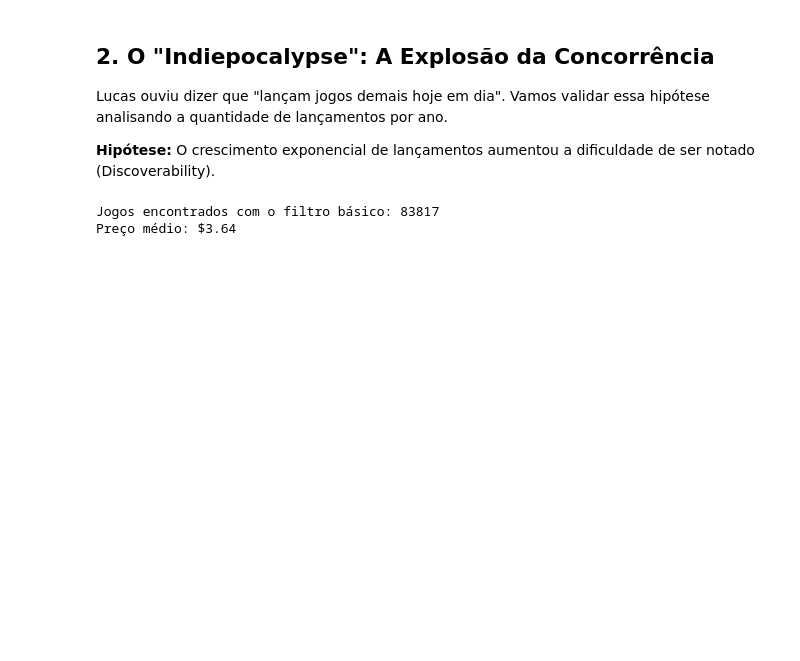
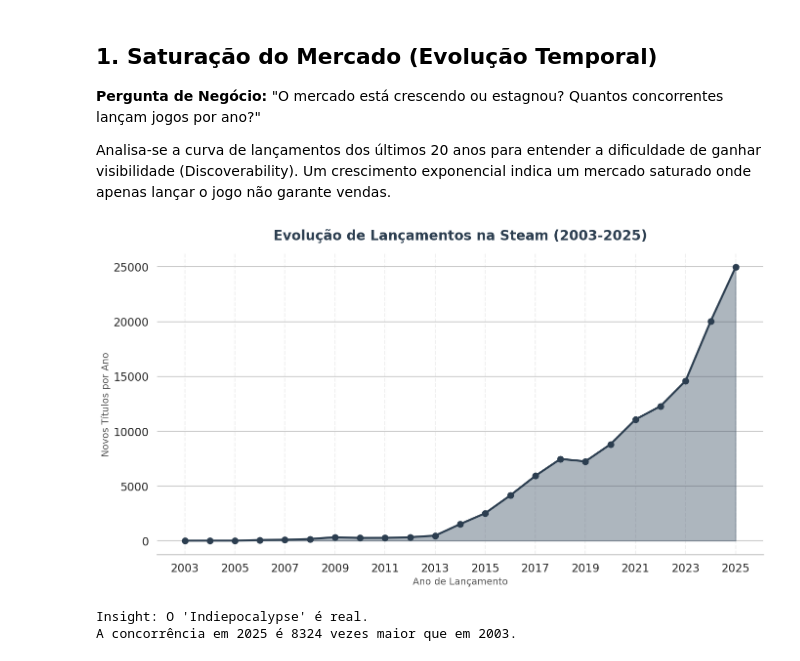
Before and after one commit to Raphides/Steam-BI, a Jupyter notebook: data_layer/silver/analytics.ipynb, the cells around one changed output. Drawn from its saved outputs; the diff is of its cells as text; code cells hidden in the pictures; blank space fills up the shorter version.

```diff
--- a/data_layer/silver/analytics.ipynb
+++ b/data_layer/silver/analytics.ipynb
@@ -19,12 +17,14 @@ import matplotlib.pyplot as plt
 import numpy as np
 from sqlalchemy import create_engine
 
-sns.set_style("whitegrid")
-plt.rcParams['figure.figsize'] = (14, 8)
+sns.set_theme(style="whitegrid", context="talk")
+plt.rcParams['figure.figsize'] = (16, 9)
+plt.rcParams['axes.titleweight'] = 'bold'
+plt.rcParams['axes.labelcolor'] = '#555555'
 
 engine = create_engine('postgresql://steam_bi_user:steam_bi_user@localhost:5432/steam_bi')
 
-print("Carregando Base Silver...")
+print("Carregando Market Intelligence (Silver Layer)...")
 df = pd.read_sql("SELECT * FROM tb_games_silver", engine)
-print(f"Total de Jogos: {df.shape[0]}")
+print(f"Dataset Carregado: {df.shape[0]} jogos analisados.")
 # %% [output]
@@ -33,27 +77,39 @@ Total de Jogos: 122610
 # %% [markdown]
-## 2. O "Indiepocalypse": A Explosão da Concorrência
-Lucas ouviu dizer que "lançam jogos demais hoje em dia". Vamos validar essa hipótese analisando a quantidade de lançamentos por ano.
+## 1. Saturação do Mercado (Evolução Temporal)
+**Pergunta de Negócio:** "O mercado está crescendo ou estagnou? Quantos concorrentes lançam jogos por ano?"
 
-**Hipótese:** O crescimento exponencial de lançamentos aumentou a dificuldade de ser notado (Discoverability).
+Analisa-se a curva de lançamentos dos últimos 20 anos para entender a dificuldade de ganhar visibilidade (Discoverability). Um crescimento exponencial indica um mercado saturado onde apenas lançar o jogo não garante vendas.
 # %%
 jogos_por_ano = df['release_year'].value_counts().sort_index()
-jogos_por_ano = jogos_por_ano[(jogos_por_ano.index >= 2003) & (jogos_por_ano.index <= 2024)]
+
+jogos_por_ano = jogos_por_ano[(jogos_por_ano.index >= 2003) & (jogos_por_ano.index <= 2025)]
 
 plt.figure(figsize=(16, 8))
-ax = sns.barplot(x=jogos_por_ano.index.astype(int), y=jogos_por_ano.values, color='#2a475e')
 
-plt.title("A Explosão de Lançamentos na Steam (2003-2024)", fontsize=18, fontweight='bold', color='#1b2838')
+plt.fill_between(jogos_por_ano.index, jogos_por_ano.values, color='#34495e', alpha=0.4)
+plt.plot(jogos_por_ano.index, jogos_por_ano.values, color='#2c3e50', linewidth=3, marker='o')
+
+plt.title("Evolução de Lançamentos na Steam (2003-2025)", fontsize=20, color='#2c3e50')
 plt.xlabel("Ano de Lançamento", fontsize=14)
-plt.ylabel("Novos Títulos", fontsize=14)
-plt.xticks(rotation=45)
+plt.ylabel("Novos Títulos por Ano", fontsize=14)
+plt.grid(axis='x', linestyle='--', alpha=0.3)
 
-for container in ax.containers:
-    ax.bar_label(container, fmt='%d', padding=3, fontsize=10)
+plt.xticks(np.arange(2003, 2026, 2))
 
+ultimo_ano_valor = jogos_por_ano.iloc[-1]
+primeiro_ano_valor = jogos_por_ano.iloc[0]
+fator = ultimo_ano_valor / primeiro_ano_valor
+
+sns.despine(left=True)
 plt.show()
 
-print(f"Insight: {jogos_por_ano.iloc[-1] / jogos_por_ano.iloc[0]:.0f}x mais jogos lançados em 2024 comparado a 2003.")
+ano_inicial = int(jogos_por_ano.index[0])
+ano_final = int(jogos_por_ano.index[-1])
+
+print(f"Insight: O 'Indiepocalypse' é real.")
+print(f"A concorrência em {ano_final} é {fator:.0f} vezes maior que em {ano_inicial}.")
 # %% [output]
+[figure, added]
-Jogos encontrados com o filtro básico: 83817
-Preço médio: $3.64
+Insight: O 'Indiepocalypse' é real.
+A concorrência em 2025 é 8324 vezes maior que em 2003.
 # %% [markdown]
```
Also changed, not shown: parts of 14 cells of this notebook.
